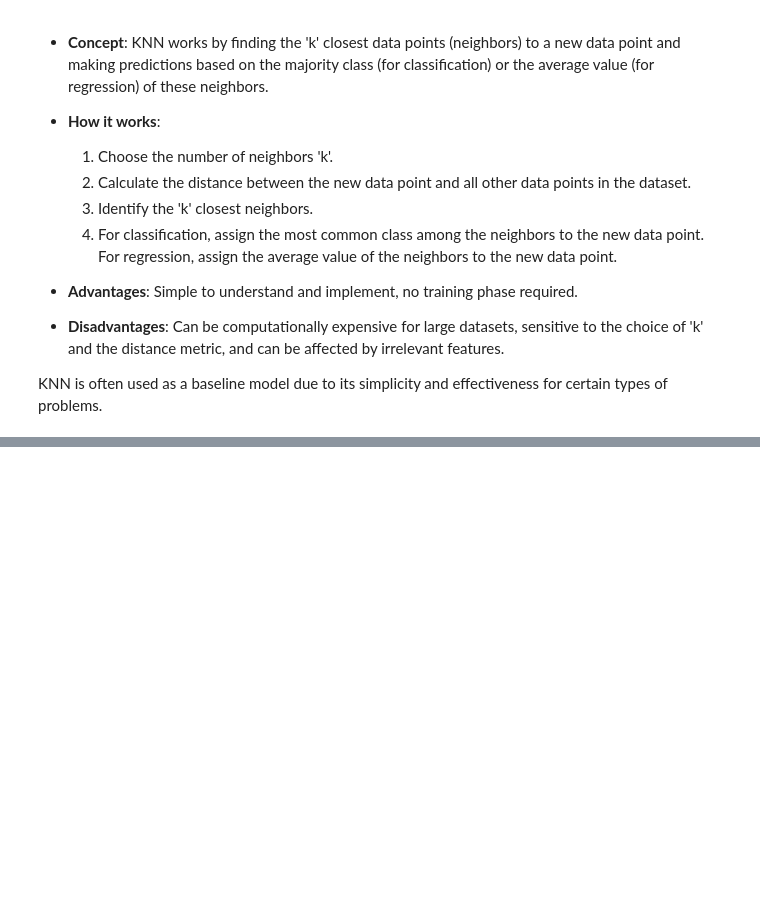
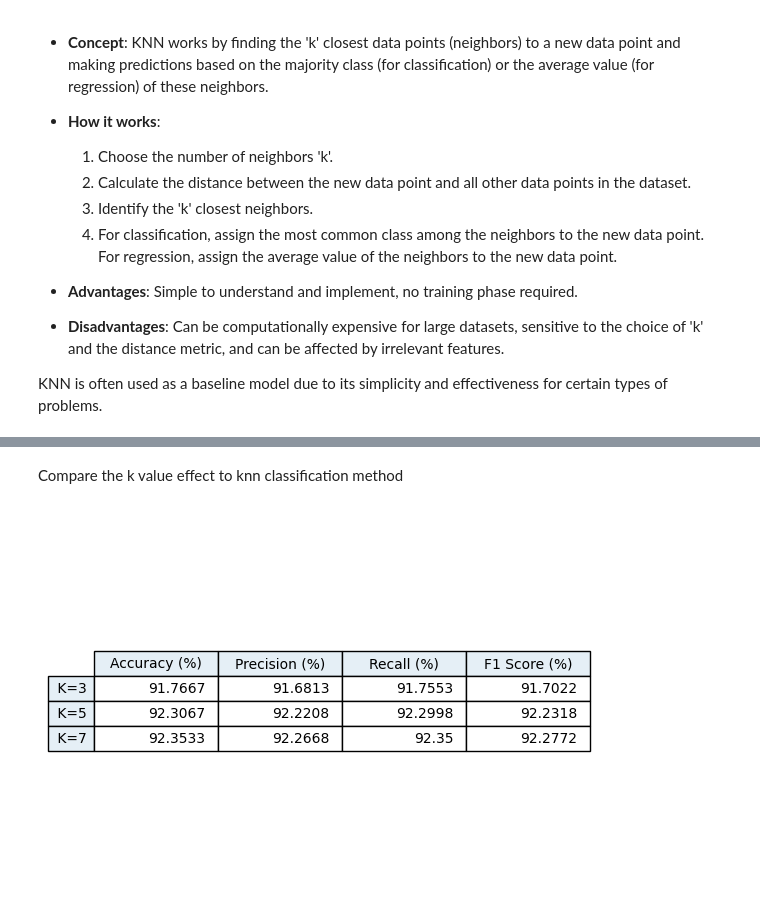
Before and after one commit to Yusufpek/BBM409, a Jupyter notebook: assignment1.ipynb, the cells around one changed output, grey strips where cells are left out. Cells and saved outputs as stored; diff of their text form; code cells hidden in the pictures; blank space fills up the shorter version.

```diff
--- a/assignment1.ipynb
+++ b/assignment1.ipynb
@@ -98,0 +86,23 @@ knn_classifier(7)
+# %% [markdown]
+Compare the k value effect to knn classification method
+# %%
+plt.box(on=None)
+
+ax = plt.gca()
+ax.get_xaxis().set_visible(False)
+ax.get_yaxis().set_visible(False)
+
+rcolors = plt.cm.BuPu(np.full(len(k_values), 0.1))
+ccolors = plt.cm.BuPu(np.full(len(metrics), 0.1))
+
+the_table = plt.table(
+    cellText=table_cells,
+    rowLabels=[f" K={k} " for k in k_values],
+    rowColours=rcolors,
+    colLabels=metrics,
+    colColours=ccolors,
+    loc='center')
+
+the_table.scale(1, 1.5)
+# %% [output]
+[figure, added]
```
Also changed, not shown: parts of 2 cells of this notebook.
